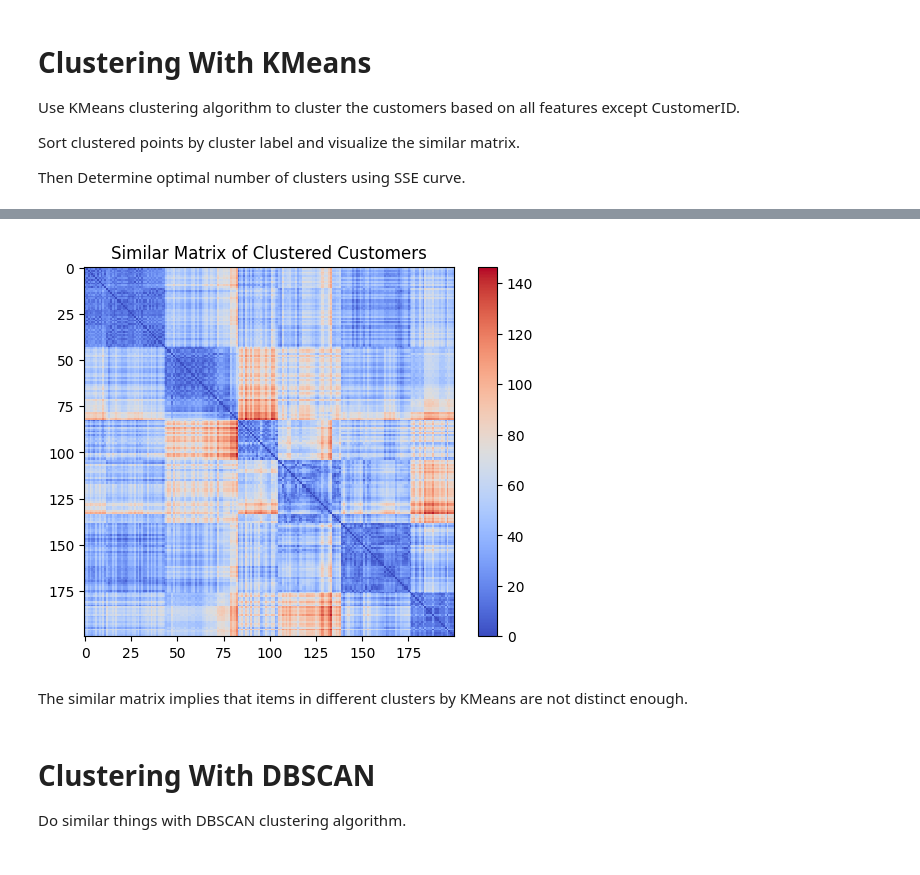
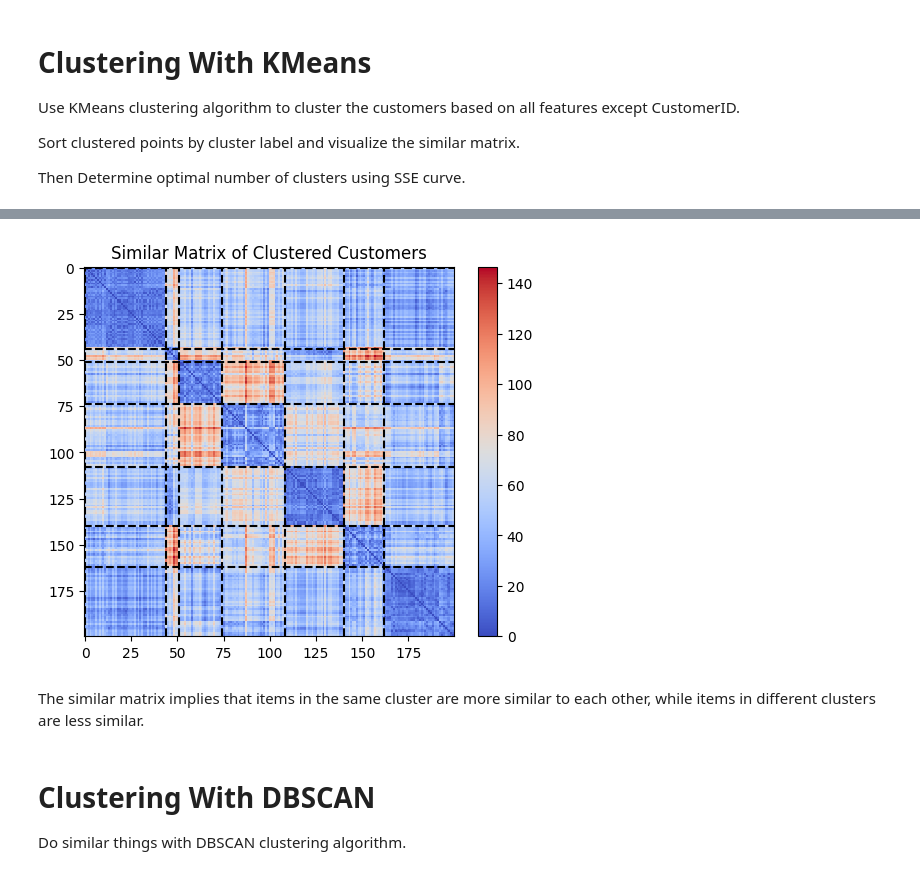
Before and after one commit to juruohejiarui/Homework-AIAA3111-Project, a Jupyter notebook: main_process.ipynb, the cells around one changed output, grey strips where cells are left out. Cells and saved outputs as stored; diff of their text form; code cells hidden in the pictures.

```diff
--- a/main_process.ipynb
+++ b/main_process.ipynb
@@ -59,0 +81,12 @@ print(df.head())
+# %%
+df_reduced = df.copy()
+low_variance_threshold = 0.05
+for col, norm_var in contribute.items():
+	if norm_var < low_variance_threshold:
+		print(f"Dropping column {col} with normalized variance {norm_var}")
+		df_reduced = df_reduced.drop(columns=[col])
+print("Reduced DataFrame columns:", df_reduced.columns.tolist())
+
+print(df_reduced.head())
+
+features = df_reduced.drop(columns=['CustomerID']).to_numpy()
@@ -114,26 +171,37 @@ Optimal number of clusters: 6
 # %%
 # cluster with optimal k
-kmeans = KMeans(n_clusters=opt_k, random_state=0, max_iter=1000)
-features = df[['Genre', 'Age', 'Annual Income (k$)', 'Spending Score (1-100)']].to_numpy()
+kmeans = KMeans(n_clusters=opt_k, random_state=RANDOM_SEED, max_iter=1000)
 kmeans.fit(features)
-labels = kmeans.labels_
+labels_kmeans = kmeans.labels_
 
-sorted_indices = np.argsort(labels)
+sorted_indices = np.argsort(labels_kmeans)
+sorted_labels = labels_kmeans[sorted_indices]
+
+def get_range(labels, k) :
+	indices = np.where(labels == k)[0]
+	if len(indices) == 0 :
+		return None
+	return (indices[0], indices[-1])
+sep_indices = [get_range(sorted_labels, k) for k in range(opt_k)]
 sorted_features = features[sorted_indices]
 
 # visualize similar matrix
 similar_matrix = np.zeros((len(df), len(df)))
 for i in range(len(df)) :
 	similar_matrix[i, :] = np.linalg.norm(sorted_features - sorted_features[i], axis=1)
 
 plt.imshow(similar_matrix, cmap='coolwarm', interpolation='nearest')
+# draw lines to separate clusters
+for i in range(0, opt_k) :
+	plt.axhline(y=sep_indices[i][0], color='black', linestyle='--')
+	plt.axvline(x=sep_indices[i][0], color='black', linestyle='--')
 plt.colorbar()
 plt.title("Similar Matrix of Clustered Customers")
 plt.show()
 # %% [output]
-[figure, old version]
+[figure, new version]
 # %% [markdown]
-The similar matrix implies that items in different clusters by KMeans are not distinct enough.
+The similar matrix implies that items in the same cluster are more similar to each other, while items in different clusters are less similar.
 # %% [markdown]
 # Clustering With DBSCAN
 
```
Also changed, not shown: parts of 15 cells of this notebook, 1 other file.
